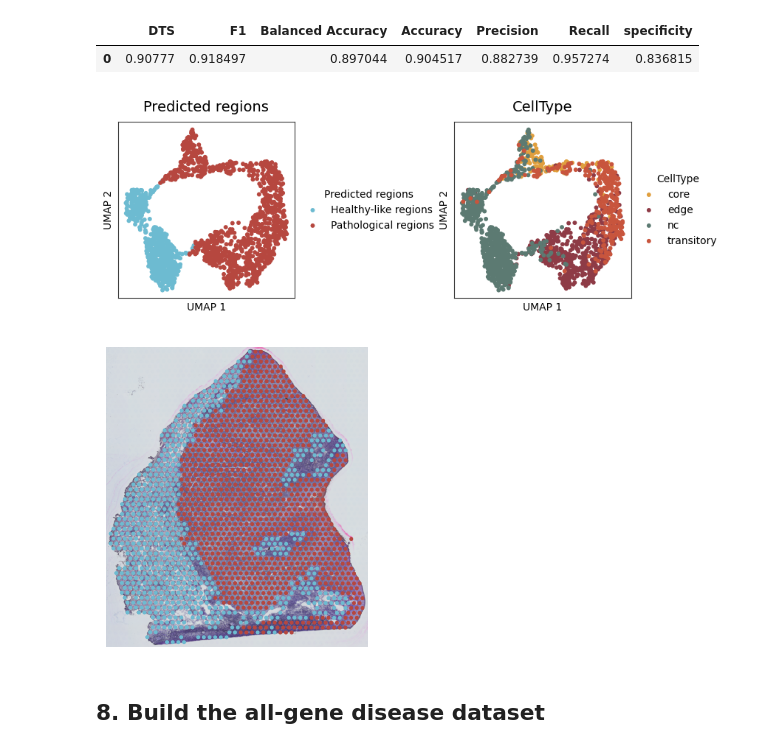
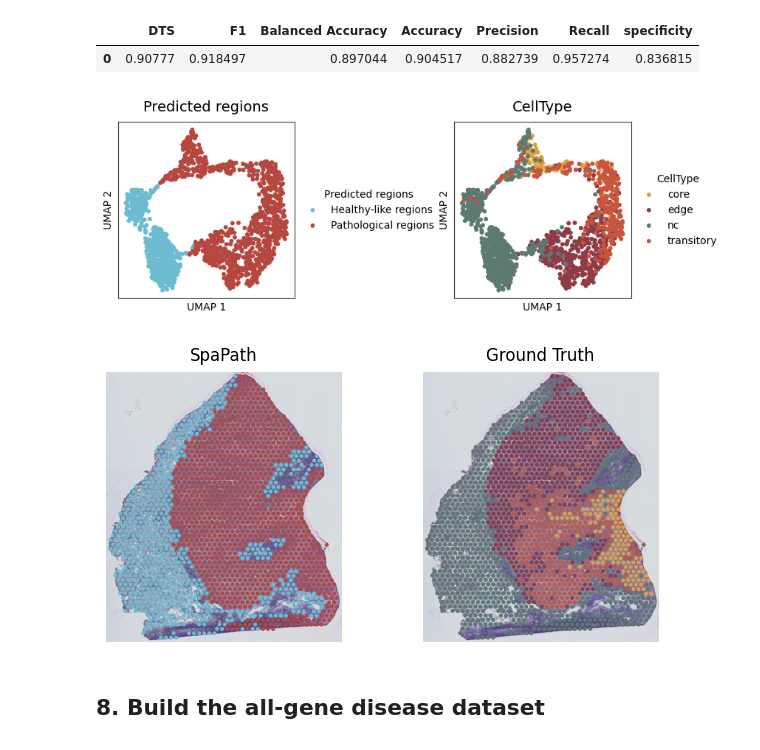
Before and after one commit to edawu11/SpaPath, a Jupyter notebook: notebook/OSCC.ipynb, the cells around one changed output. Cells and saved outputs as stored; diff of their text form; code cells hidden in the pictures.

```diff
--- a/notebook/OSCC.ipynb
+++ b/notebook/OSCC.ipynb
@@ -200,33 +200,35 @@ Detection completed at the observation level.
 # %%
 detection_figure = spapath_utils.plot_detection_umap(
     adata=adata_full,
     embed="cell_embed",
     section_id=DISEASE_SECTION,
     batch_key="batch",
     label_key="pred_label",
     label_palette=REGION_PALETTE,
     celltype_key="CellType",
     celltype_palette=CELLTYPE_PALETTE,
     seed=SEED,
     point_size=18,
     save=FIGURE_DIR / f"{DISEASE_SECTION}_detection_umap.png",
 )
 
 he_prediction_figure = spapath_utils.plot_prediction_on_he(
     adata=adata_full,
     image_path=HE_IMAGE_PATH,
     section_id=DISEASE_SECTION,
     batch_key="batch",
     label_key="pred_label",
     spatial_key="spatial",
     label_palette=REGION_PALETTE,
+    ground_truth_key="CellType",
+    ground_truth_palette=CELLTYPE_PALETTE,
     coordinate_scale=0.08828852,
     point_size=8,
     save=FIGURE_DIR / f"{DISEASE_SECTION}_prediction_on_he.png",
 )
 # %% [output]
 [figure]
-[figure, old version]
+[figure, new version]
 # %% [markdown]
 ## 8. Build the all-gene disease dataset
 # %%
```
Also changed, not shown: 2 other files.
